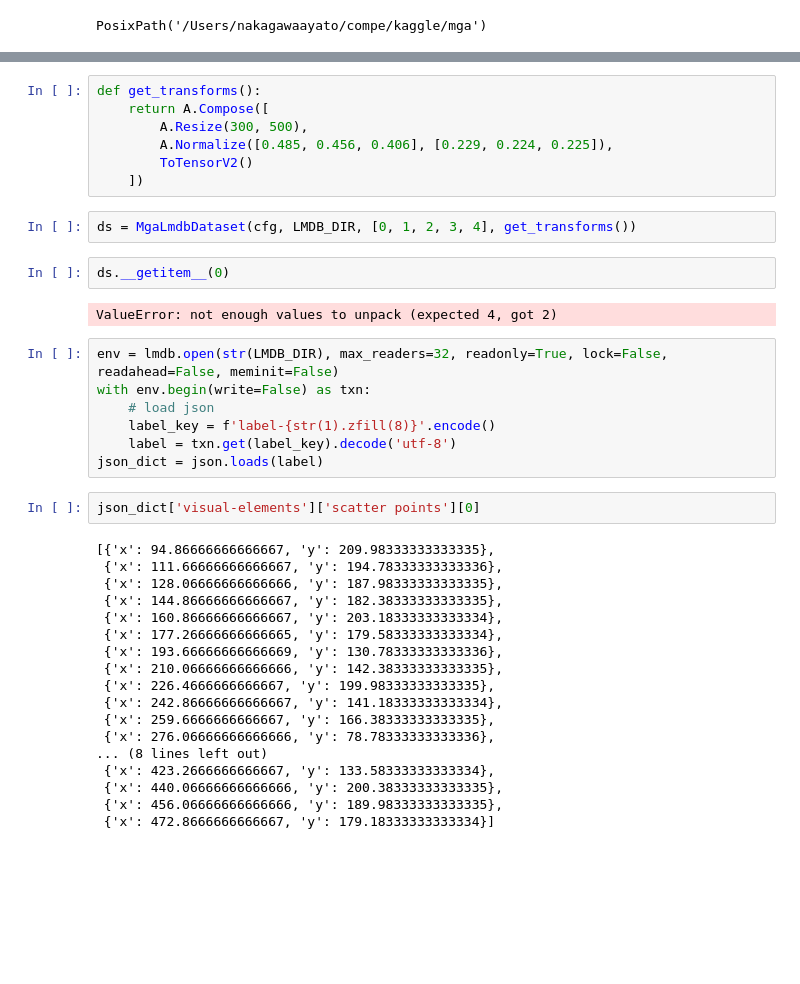
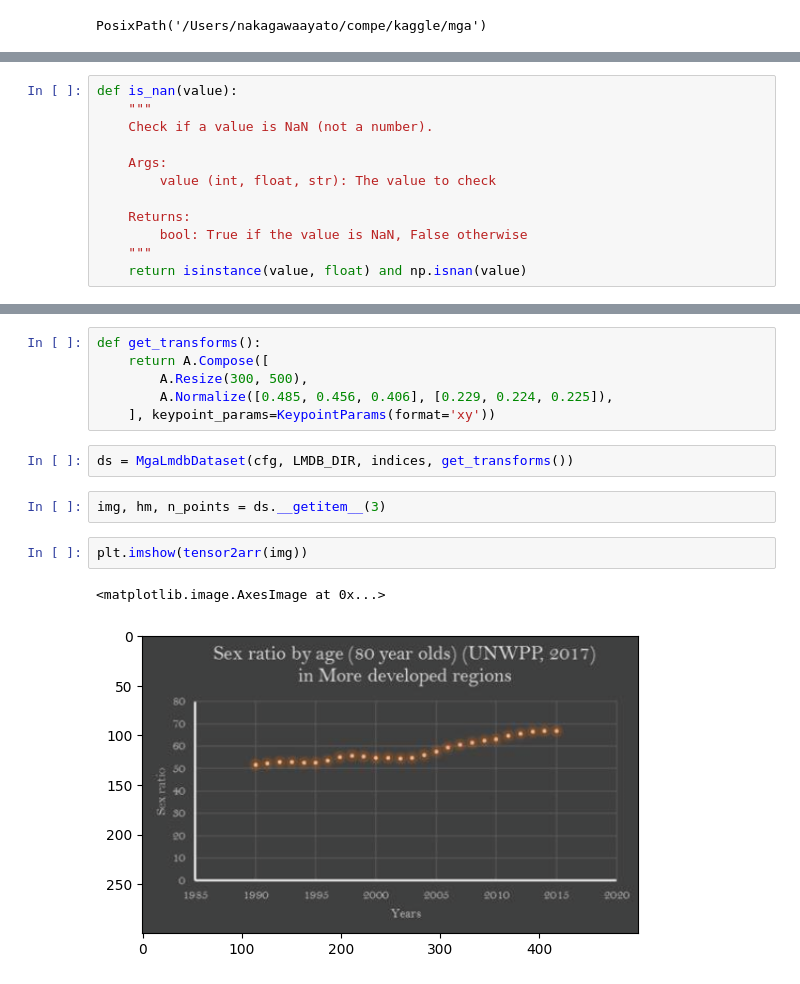
Before and after one commit to Luka-Magic/kaggle_mga, a Jupyter notebook: 2_keypoints_detection/exp0003/eda2.ipynb, the cells around one changed output, grey strips where cells are left out. Cells and saved outputs as stored; diff of their text form; blank space fills up the shorter version.

```diff
--- a/2_keypoints_detection/exp0003/eda2.ipynb
+++ b/2_keypoints_detection/exp0003/eda2.ipynb
@@ -34,3 +56,15 @@ class cfg:
+# %%
+def is_nan(value):
+    """
+    Check if a value is NaN (not a number).
+
+    Args:
+        value (int, float, str): The value to check
+
+    Returns:
+        bool: True if the value is NaN, False otherwise
+    """
+    return isinstance(value, float) and np.isnan(value)
 # %%
 # Lmdb Dataset
 class MgaLmdbDataset(Dataset):
@@ -138,38 +201,13 @@ def get_transforms():
     return A.Compose([
         A.Resize(300, 500),
         A.Normalize([0.485, 0.456, 0.406], [0.229, 0.224, 0.225]),
-        ToTensorV2()
-    ])
+    ], keypoint_params=KeypointParams(format='xy'))
 # %%
-ds = MgaLmdbDataset(cfg, LMDB_DIR, [0, 1, 2, 3, 4], get_transforms())
+ds = MgaLmdbDataset(cfg, LMDB_DIR, indices, get_transforms())
-# %%
-ds.__getitem__(0)
-# %% [output]
-ValueError: not enough values to unpack (expected 4, got 2)
-# %%
-env = lmdb.open(str(LMDB_DIR), max_readers=32, readonly=True, lock=False, readahead=False, meminit=False)
-with env.begin(write=False) as txn:
-    # load json
-    label_key = f'label-{str(1).zfill(8)}'.encode()
-    label = txn.get(label_key).decode('utf-8')
-json_dict = json.loads(label)
-# %%
-json_dict['visual-elements']['scatter points'][0]
-# %% [output]
-[{'x': 94.86666666666667, 'y': 209.98333333333335},
- {'x': 111.66666666666667, 'y': 194.78333333333336},
- {'x': 128.06666666666666, 'y': 187.98333333333335},
- {'x': 144.86666666666667, 'y': 182.38333333333335},
- {'x': 160.86666666666667, 'y': 203.18333333333334},
- {'x': 177.26666666666665, 'y': 179.58333333333334},
- {'x': 193.66666666666669, 'y': 130.78333333333336},
- {'x': 210.06666666666666, 'y': 142.38333333333335},
- {'x': 226.4666666666667, 'y': 199.98333333333335},
- {'x': 242.86666666666667, 'y': 141.18333333333334},
- {'x': 259.6666666666667, 'y': 166.38333333333335},
- {'x': 276.06666666666666, 'y': 78.78333333333336},
-... (8 lines left out)
- {'x': 423.2666666666667, 'y': 133.58333333333334},
- {'x': 440.06666666666666, 'y': 200.38333333333335},
- {'x': 456.06666666666666, 'y': 189.98333333333335},
- {'x': 472.8666666666667, 'y': 179.18333333333334}]
+# %%
+img, hm, n_points = ds.__getitem__(3)
+# %%
+plt.imshow(tensor2arr(img))
+# %% [output]
+<matplotlib.image.AxesImage at 0x...>
+[figure, added]
```
Also changed, not shown: parts of 7 cells of this notebook, 2 other files.
